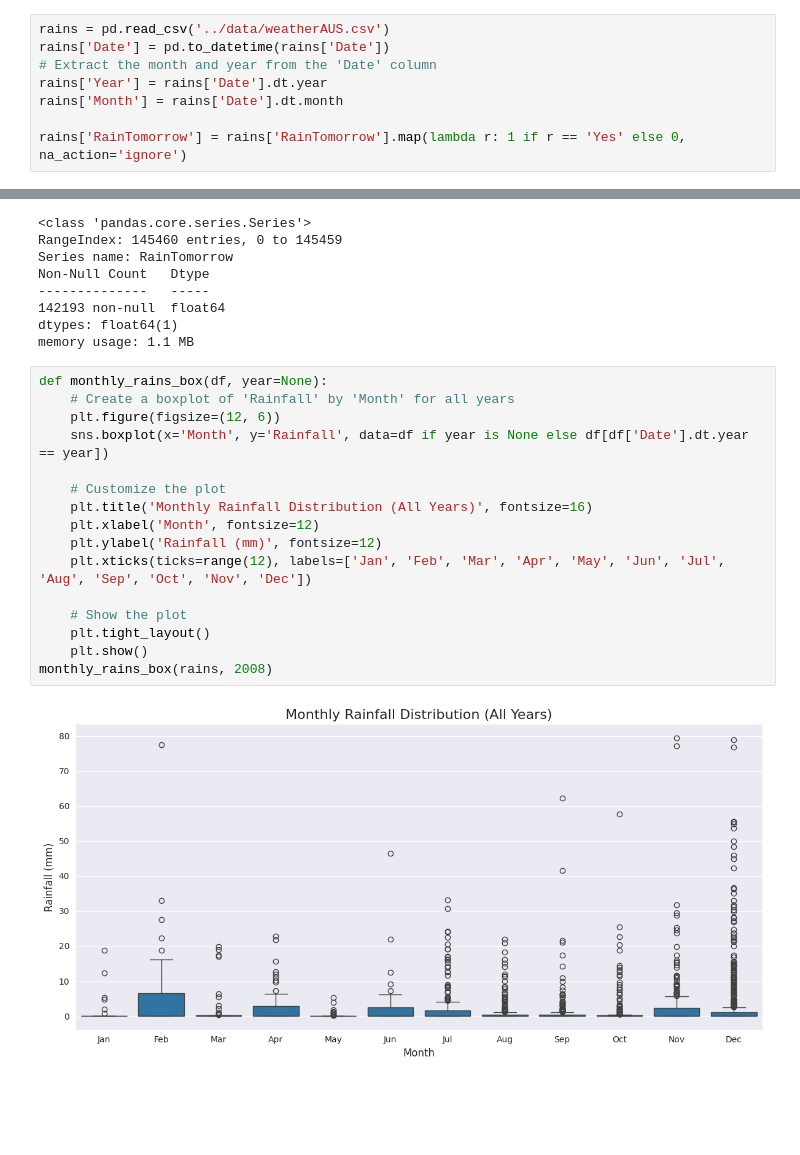
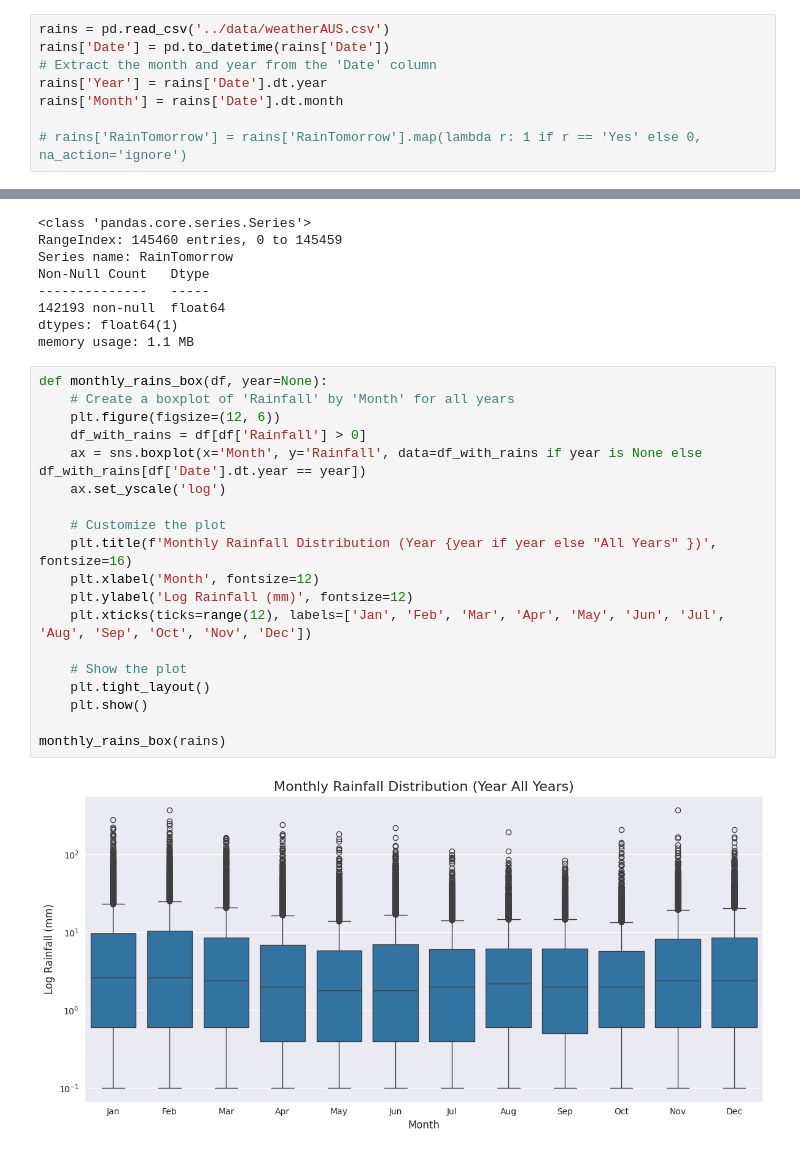
Before and after one commit to LeoCenturion/rain-in-australia, a Jupyter notebook: models/analysis.ipynb, the cells around one changed output, grey strips where cells are left out. Saved outputs shown, nothing was run; the diff lists cells and outputs as text; blank space fills up the shorter version.

```diff
--- a/models/analysis.ipynb
+++ b/models/analysis.ipynb
@@ -10,7 +10,7 @@ rains['Date'] = pd.to_datetime(rains['Date'])
 rains['Year'] = rains['Date'].dt.year
 rains['Month'] = rains['Date'].dt.month
 
-rains['RainTomorrow'] = rains['RainTomorrow'].map(lambda r: 1 if r == 'Yes' else 0, na_action='ignore')
+# rains['RainTomorrow'] = rains['RainTomorrow'].map(lambda r: 1 if r == 'Yes' else 0, na_action='ignore')
 # %% [markdown]
 # Columnas
 Se identifican las siguientes columnas:
@@ -297,21 +341,24 @@ memory usage: 1.1 MB
 # %%
 def monthly_rains_box(df, year=None):
     # Create a boxplot of 'Rainfall' by 'Month' for all years
     plt.figure(figsize=(12, 6))
-    sns.boxplot(x='Month', y='Rainfall', data=df if year is None else df[df['Date'].dt.year == year])
+    df_with_rains = df[df['Rainfall'] > 0]
+    ax = sns.boxplot(x='Month', y='Rainfall', data=df_with_rains if year is None else df_with_rains[df['Date'].dt.year == year])
+    ax.set_yscale('log')
 
     # Customize the plot
-    plt.title('Monthly Rainfall Distribution (All Years)', fontsize=16)
+    plt.title(f'Monthly Rainfall Distribution (Year {year if year else "All Years" })', fontsize=16)
     plt.xlabel('Month', fontsize=12)
-    plt.ylabel('Rainfall (mm)', fontsize=12)
+    plt.ylabel('Log Rainfall (mm)', fontsize=12)
     plt.xticks(ticks=range(12), labels=['Jan', 'Feb', 'Mar', 'Apr', 'May', 'Jun', 'Jul', 'Aug', 'Sep', 'Oct', 'Nov', 'Dec'])
 
     # Show the plot
     plt.tight_layout()
     plt.show()
-monthly_rains_box(rains, 2008)
+
+monthly_rains_box(rains)
 # %% [output]
-[figure, old version]
+[figure, new version]
 # %%
 def historic_by_month_box(df, month):
     # Filter data to include only December of all years
```
Also changed, not shown: parts of 14 cells of this notebook, 2 other files.
